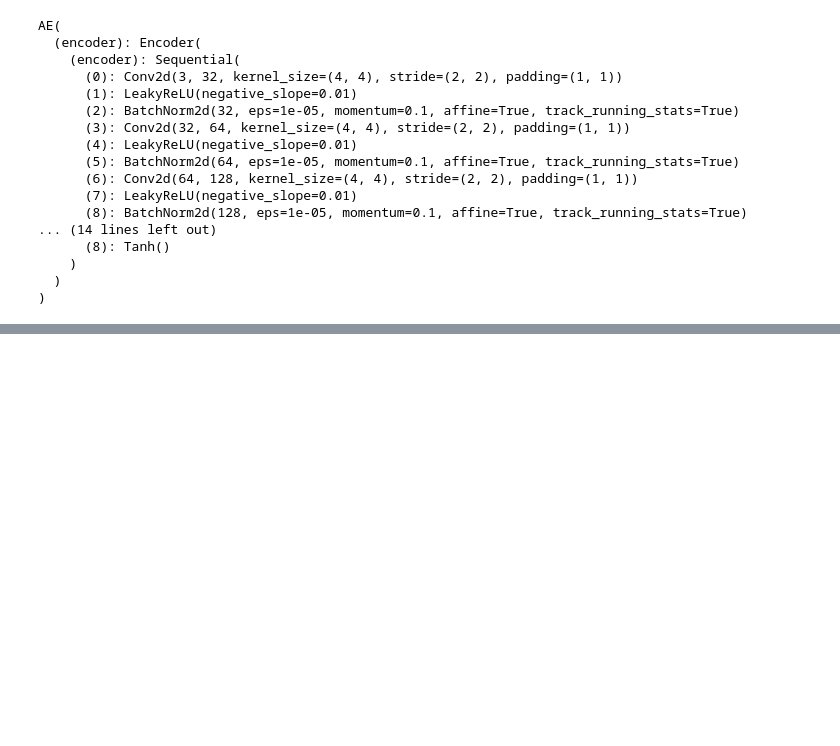
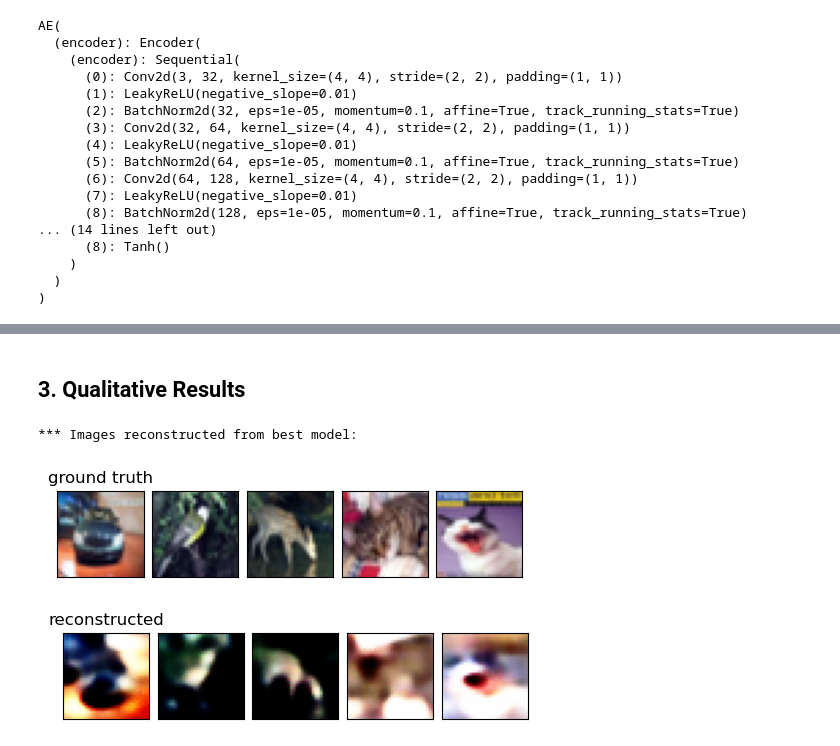
Before and after one commit to matanophir/DL_project, a Jupyter notebook: cifar_1_2_1.ipynb, the cells around one changed output, grey strips where cells are left out. Drawn from its saved outputs; the diff is of its cells as text; code cells hidden in the pictures; blank space fills up the shorter version.

```diff
--- a/cifar_1_2_1.ipynb
+++ b/cifar_1_2_1.ipynb
@@ -262,0 +268,20 @@ else:
+# %% [markdown]
+##  3. Qualitative Results
+# %%
+dl_sample = torch.utils.data.DataLoader(test_dataset, batch_size=5, shuffle=True)
+print('*** Images reconstructed from best model:')
+imgs, _ = next(iter(dl_sample))
+imgs = imgs.to(args.device)
+recon_imgs = model.sample(imgs)
+
+fig, _ = tensors_as_images(list(imgs), figsize=(6,3), cmap='gray', titles=['ground truth'])
+IPython.display.display(fig)
+plt.close(fig)
+
+fig, _ = tensors_as_images(list(recon_imgs), figsize=(6,3), cmap='gray', titles=['reconstructed'])
+IPython.display.display(fig)
+plt.close(fig)
+# %% [output]
+*** Images reconstructed from best model:
+[figure, added]
+[figure, added]
```
Also changed, not shown: parts of 14 cells of this notebook, 12 other files.
